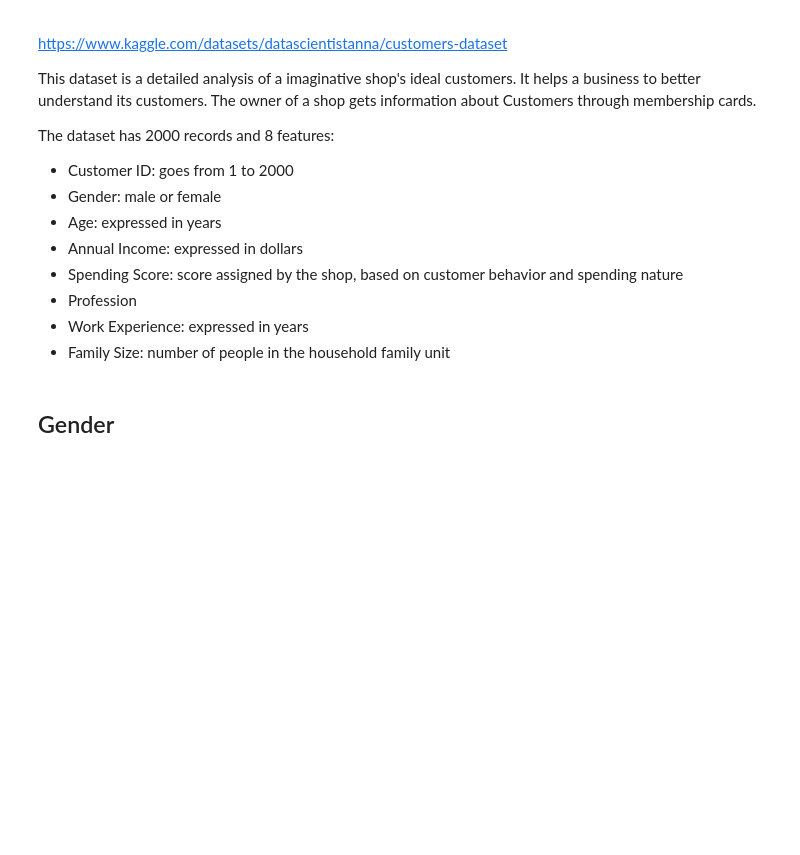
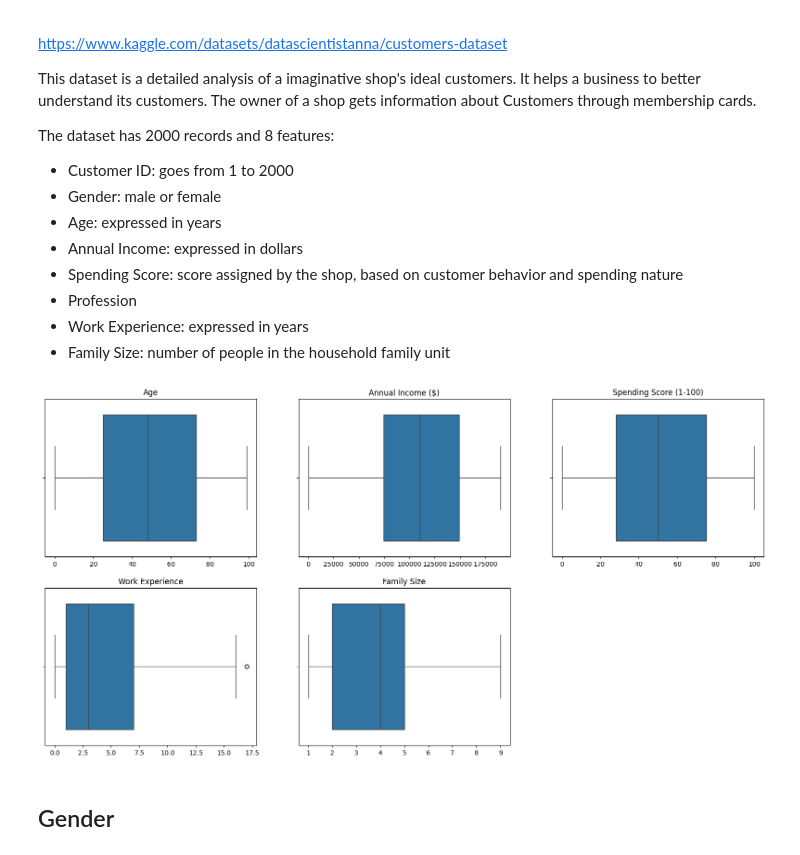
Before and after one commit to Bluxen/DA-Project2, a Jupyter notebook: 13_Shop_Customer_Data.ipynb, the cells around one changed output. Cells and saved outputs as stored; diff of their text form; code cells hidden in the pictures; blank space fills up the shorter version.

```diff
--- a/13_Shop_Customer_Data.ipynb
+++ b/13_Shop_Customer_Data.ipynb
@@ -76,6 +76,18 @@ The dataset has 2000 records and 8 features:
 * Profession
 * Work Experience: expressed in years
 * Family Size: number of people in the household family unit
+# %%
+# box plots
+plt.figure(figsize=(20, 15))
+cols = [col for col in customers.columns if col not in ['Gender', 'CustomerID', 'Profession']]
+
+for i, col in enumerate(cols):
+    plt.subplot(3, 3, i+1)
+    sns.boxplot(customers[col], orient='h').set(xlabel=None)
+    plt.title(col)
+plt.show()
+# %% [output]
+[figure, added]
 # %% [markdown]
 ## Gender
 # %%
```
Also changed, not shown: parts of 3 cells of this notebook.
